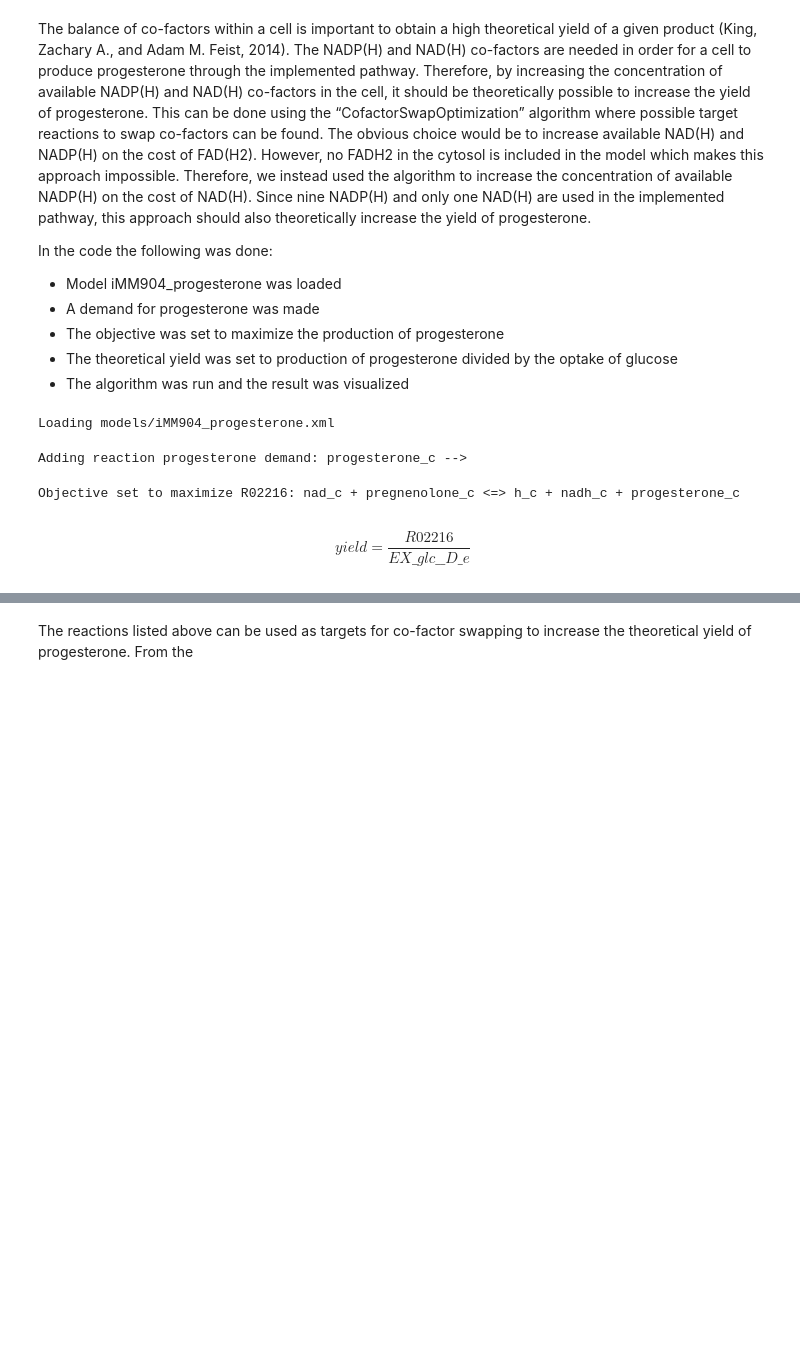
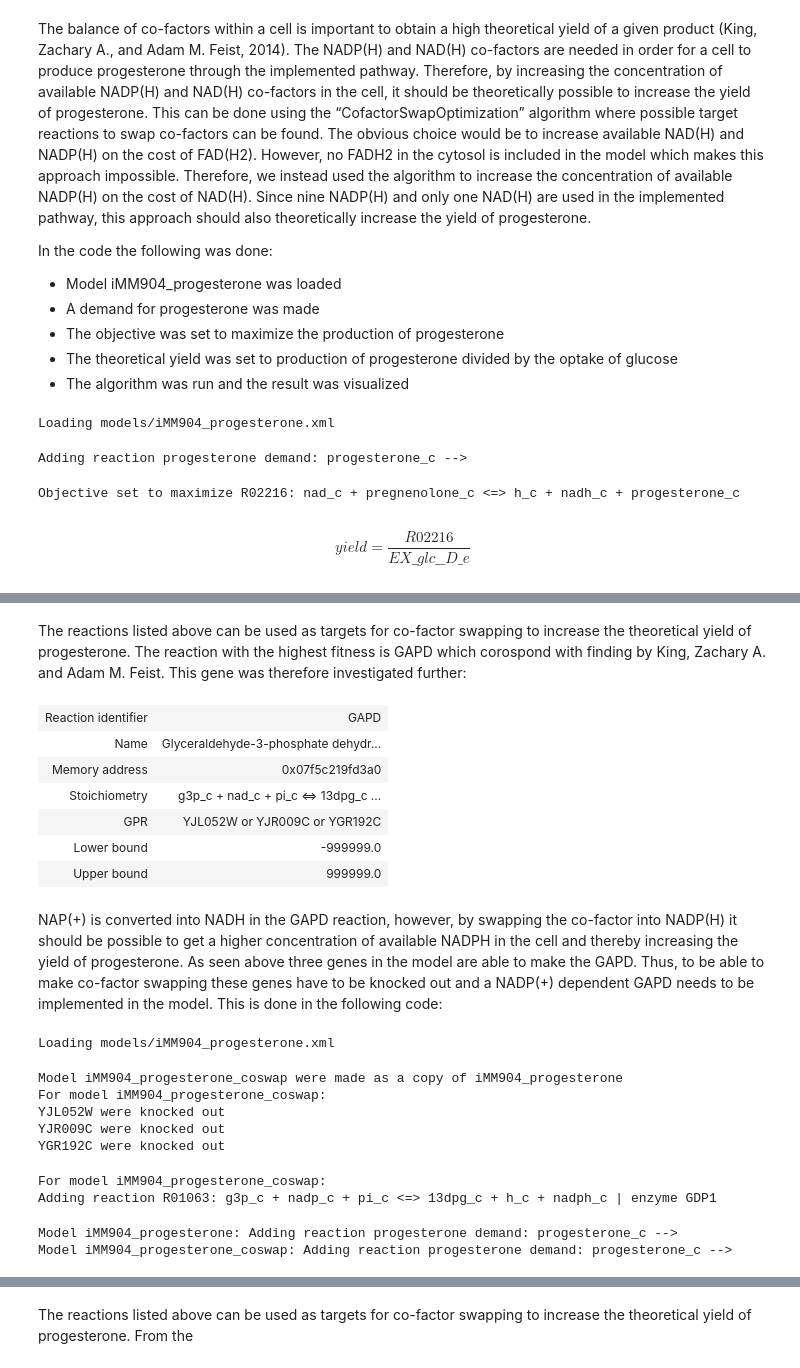
Before and after one commit to 27410/27410-group-assigment-group_3, a Jupyter notebook: 06_co-factor_swap.ipynb, the cells around one changed output, grey strips where cells are left out. Cells and saved outputs as stored; diff of their text form; code cells hidden in the pictures; blank space fills up the shorter version.

```diff
--- a/06_co-factor_swap.ipynb
+++ b/06_co-factor_swap.ipynb
@@ -72,0 +98,73 @@ solution_1
+# %% [markdown]
+The reactions listed above can be used as targets for co-factor swapping to increase the theoretical yield of progesterone. The reaction with the highest fitness is GAPD which corospond with finding by King, Zachary A. and Adam M. Feist. This gene was therefore investigated further:
+# %%
+# Stats of the GAPD reaction
+model.reactions.GAPD
+# %% [output]
+| Reaction identifier | GAPD |
+| Name | Glyceraldehyde-3-phosphate dehydr... |
+| Memory address | 0x07f5c219fd3a0 |
+| Stoichiometry | g3p_c + nad_c + pi_c <=> 13dpg_c ... |
+| GPR | YJL052W or YJR009C or YGR192C |
+| Lower bound | -999999.0 |
+| Upper bound | 999999.0 |
+# %% [markdown]
+NAP(+) is converted into NADH in the GAPD reaction, however, by swapping the co-factor into NADP(H) it should be possible to get a higher concentration of available NADPH in the cell and thereby increasing the yield of progesterone. As seen above three genes in the model are able to make the GAPD. Thus, to be able to make co-factor swapping these genes have to be knocked out and a NADP(+) dependent GAPD needs to be implemented in the model. This is done in the following code:
+# %%
+# Loading model
+infilename = 'models/iMM904_progesterone.xml'
+print(f"Loading {infilename}")
+model = load_model(infilename)
+# %% [output]
+Loading models/iMM904_progesterone.xml
+# %%
+# Knock out of GAPD genes
+KOs = ["YJL052W","YJR009C","YGR192C"]
+model_coswap = model.copy()
+model_coswap.id = "iMM904_progesterone_coswap"
+print(f"Model {model_coswap.id} were made as a copy of {model.id}")
+print(f"For model {model_coswap.id}:")
+for KO in KOs:
+    model_coswap.genes.get_by_id(KO).knock_out()
+    print(f"{KO} were knocked out")
+# %% [output]
+Model iMM904_progesterone_coswap were made as a copy of iMM904_progesterone
+For model iMM904_progesterone_coswap:
+YJL052W were knocked out
+YJR009C were knocked out
+YGR192C were knocked out
+# %%
+# Adding NADP dependent GAPD reaction
+print(f"For model {model_coswap.id}:")
+with open("data/co-factor_swap_reactions.csv","r") as infile:
+    infile.readline()
+    for line in infile:
+        line = line.rstrip().split(",")
+        r = Reaction(line[0])
+        r.name = line[2]
+        if line[3] != "":
+            r.subsystem = line[3]
+        r.lower_bound = float(line[4])
+        r.upper_bound = float(line[5])
+        if line[1] != "":
+            r.gpr = GPR.from_string(line[1])
+        for i in range(int(len(line[6:])/2)):
+            metaboliteID = line[6+i*2]
+            if metaboliteID != "":
+                metaboliteID = model_coswap.metabolites.get_by_id(metaboliteID)
+                bin = float(line[7+i*2])
+                r.add_metabolites({metaboliteID:bin})
+        print(f'Adding reaction {r} | enzyme {r.gpr}')
+        model_coswap.add_reactions([r])
+# %% [output]
+For model iMM904_progesterone_coswap:
+Adding reaction R01063: g3p_c + nadp_c + pi_c <=> 13dpg_c + h_c + nadph_c | enzyme GDP1
+# %%
+# Add demand reaction for progesterone
+models = [model,model_coswap]
+for model in models:
+    model.add_boundary(model.metabolites.get_by_id('progesterone_c'), type='demand')
+    print(f'Model {model.id}: Adding reaction {model.reactions.DM_progesterone_c.name}: {model.reactions.DM_progesterone_c.reaction}')
+# %% [output]
+Model iMM904_progesterone: Adding reaction progesterone demand: progesterone_c -->
+Model iMM904_progesterone_coswap: Adding reaction progesterone demand: progesterone_c -->
```
Also changed, not shown: parts of 28 cells of this notebook, 4 other files.
